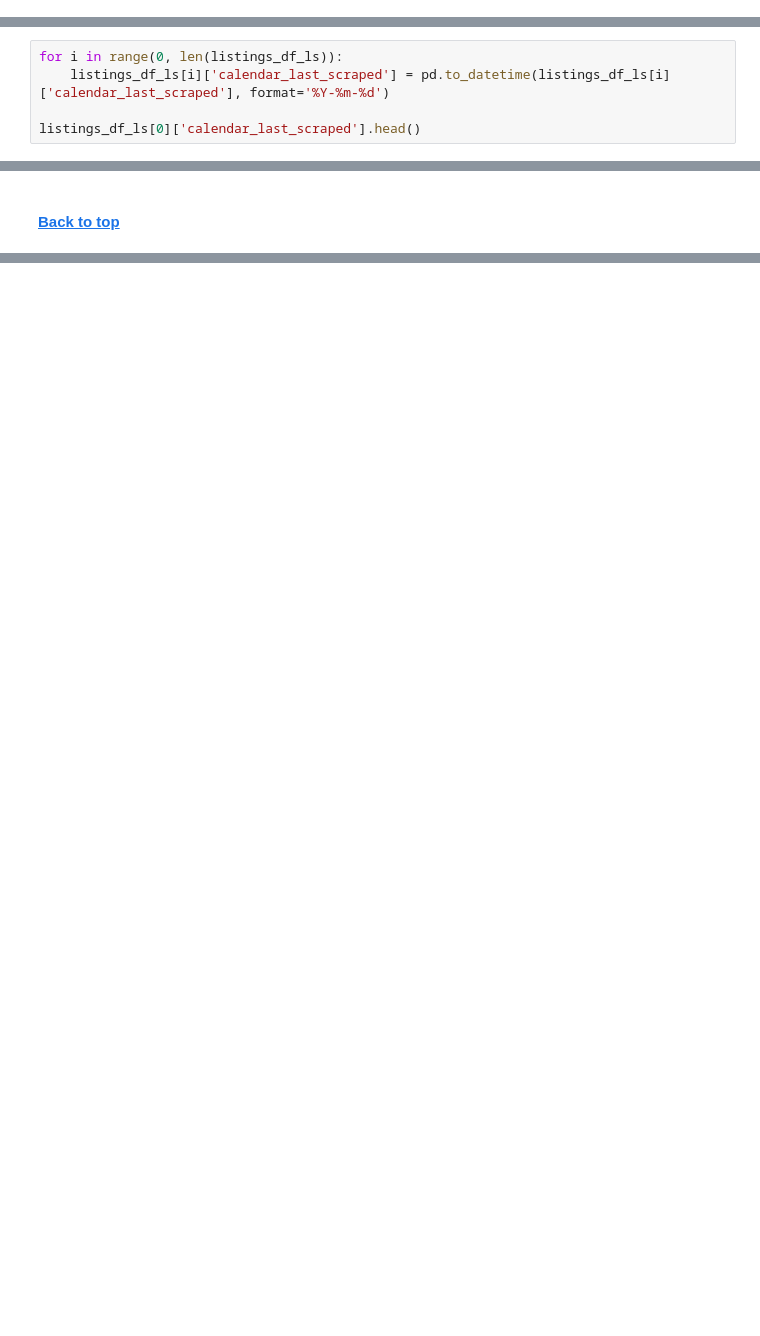
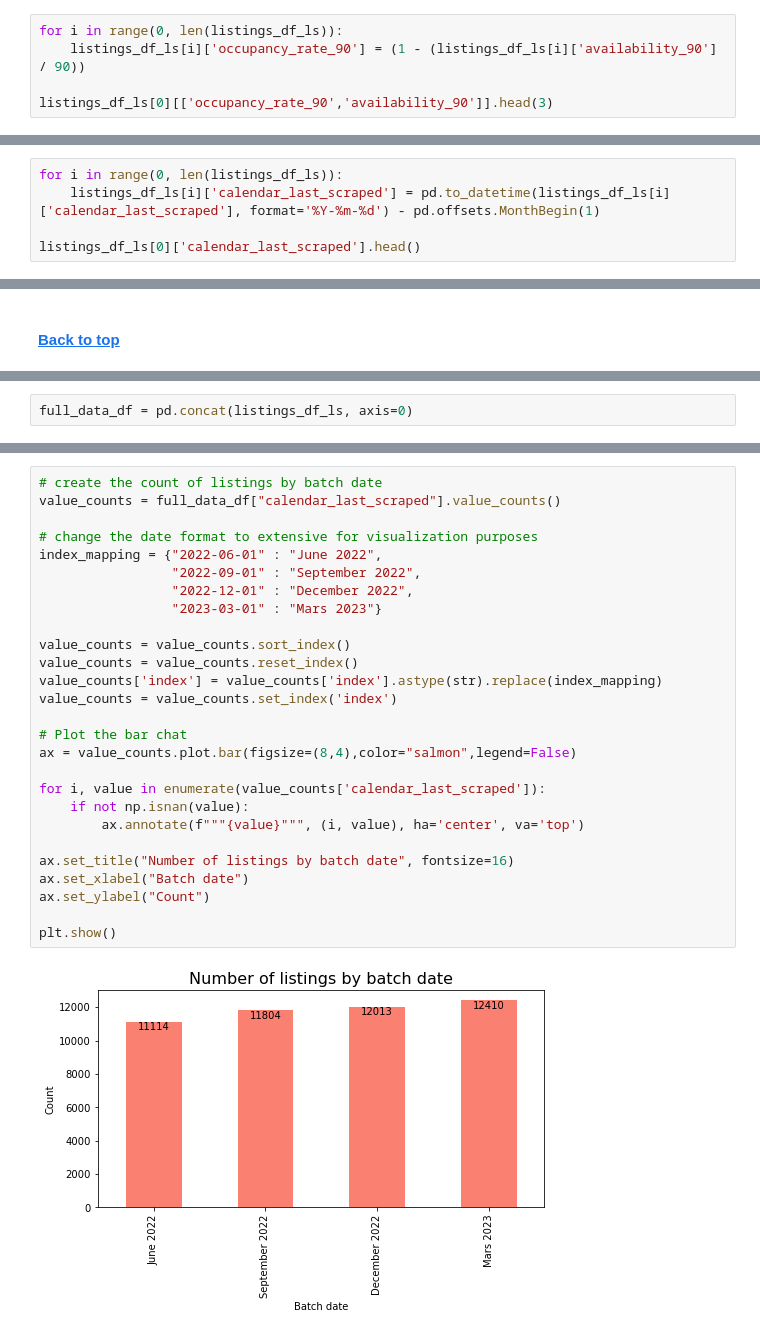
Before and after one commit to bruno-f7s/portfolio, a Jupyter notebook: airbnb-porto-2023/airbnb-porto-2023-eda.ipynb, the cells around one changed output, grey strips where cells are left out. Saved outputs shown, nothing was run; the diff lists cells and outputs as text; blank space fills up the shorter version.

```diff
--- a/airbnb-porto-2023/airbnb-porto-2023-eda.ipynb
+++ b/airbnb-porto-2023/airbnb-porto-2023-eda.ipynb
@@ -318,0 +332,5 @@ listings_df_ls[0][['price', 'price_usd']].tail()
+# %%
+for i in range(0, len(listings_df_ls)):
+    listings_df_ls[i]['occupancy_rate_90'] = (1 - (listings_df_ls[i]['availability_90'] / 90))
+
+listings_df_ls[0][['occupancy_rate_90','availability_90']].head(3)
@@ -321,6 +350,6 @@ __calendar_last_scraped:__ this column needs to be converted to a date tyoe for
 # %%
 for i in range(0, len(listings_df_ls)):
-    listings_df_ls[i]['calendar_last_scraped'] = pd.to_datetime(listings_df_ls[i]['calendar_last_scraped'], format='%Y-%m-%d')
+    listings_df_ls[i]['calendar_last_scraped'] = pd.to_datetime(listings_df_ls[i]['calendar_last_scraped'], format='%Y-%m-%d') - pd.offsets.MonthBegin(1)
 
 listings_df_ls[0]['calendar_last_scraped'].head()
 # %% [output]
@@ -337,0 +385,2 @@ In this section I looked at the distribution of some features, calculated some i
+# %%
+full_data_df = pd.concat(listings_df_ls, axis=0)
@@ -337,0 +391,29 @@ In this section I looked at the distribution of some features, calculated some i
+# %%
+# create the count of listings by batch date
+value_counts = full_data_df["calendar_last_scraped"].value_counts()
+
+# change the date format to extensive for visualization purposes
+index_mapping = {"2022-06-01" : "June 2022",
+                 "2022-09-01" : "September 2022",
+                 "2022-12-01" : "December 2022",
+                 "2023-03-01" : "Mars 2023"}
+
+value_counts = value_counts.sort_index()
+value_counts = value_counts.reset_index()
+value_counts['index'] = value_counts['index'].astype(str).replace(index_mapping)
+value_counts = value_counts.set_index('index')
+
+# Plot the bar chat
+ax = value_counts.plot.bar(figsize=(8,4),color="salmon",legend=False)
+
+for i, value in enumerate(value_counts['calendar_last_scraped']):
+    if not np.isnan(value):
+        ax.annotate(f"""{value}""", (i, value), ha='center', va='top')
+
+ax.set_title("Number of listings by batch date", fontsize=16)
+ax.set_xlabel("Batch date")
+ax.set_ylabel("Count")
+
+plt.show()
+# %% [output]
+[figure, added]
```
Also changed, not shown: parts of 51 cells of this notebook.
